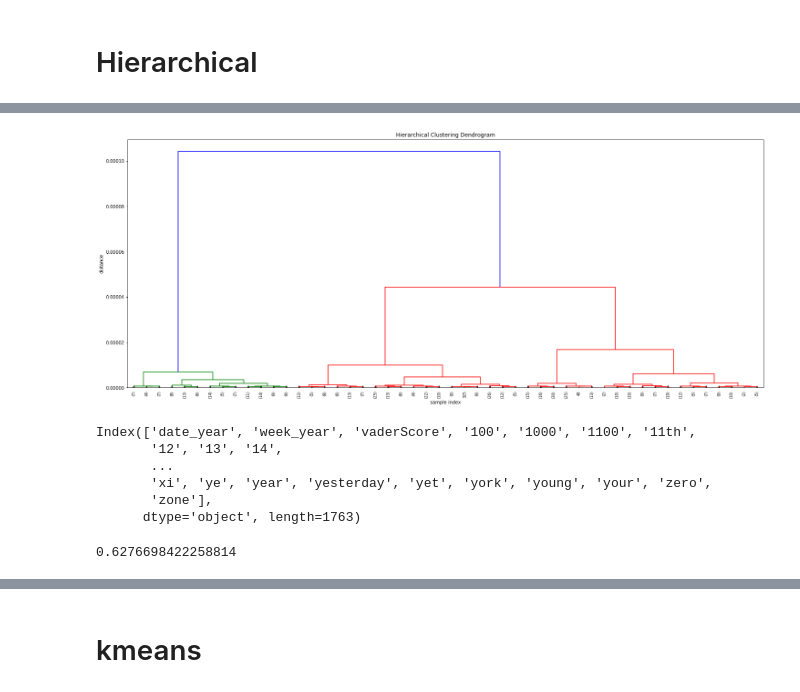
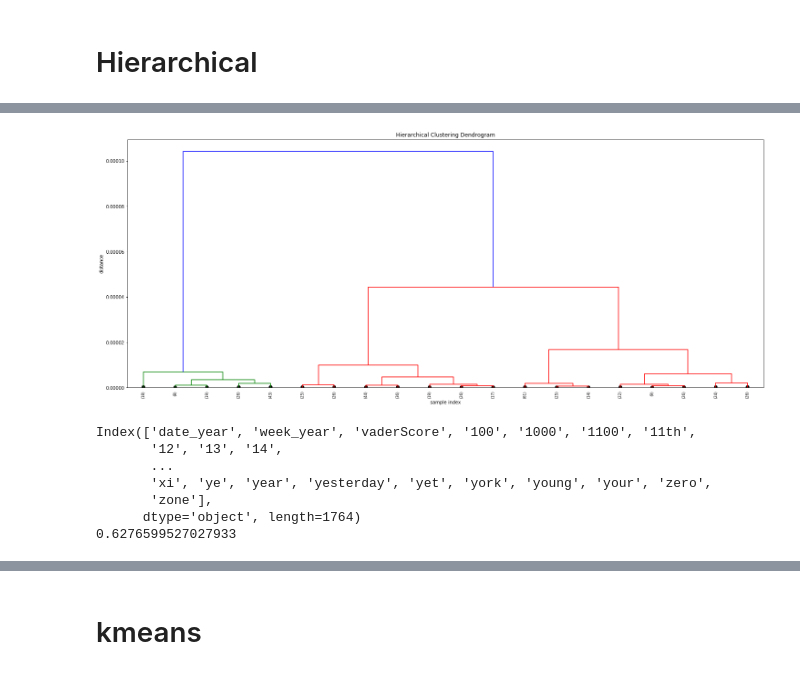
Before and after one commit to Gneur11/TextAnalytics2, a Jupyter notebook: postElection.ipynb, the cells around one changed output, grey strips where cells are left out. Saved outputs shown, nothing was run; the diff lists cells and outputs as text; code cells hidden in the pictures.

```diff
--- a/postElection.ipynb
+++ b/postElection.ipynb
@@ -70,10 +71,10 @@ for t in text:
 # %%
-data["vaderScore"] = scores
 #prova a togliere retweet
 data = data[data["is_retweet"] == False]
 
 data.rename(index=str, columns={"year": "date_year"},inplace=True)
+data.rename(index=str, columns={"month": "date_month"},inplace=True)
 
-data.drop(["month","hour","in_reply_to_user_id_str","is_retweet","text","modded_text","modded1","date"],axis=1,inplace=True)
+data.drop(["hour","in_reply_to_user_id_str","is_retweet","text","modded_text","modded1","date"],axis=1,inplace=True)
 data.corr()
 # %% [output]
@@ -166,11 +168,11 @@ Index(['date_year', 'week_year', 'vaderScore', '100', '1000', '1100', '11th',
 # %% [markdown]
 # Hierarchical
 # %%
-res1 = res.drop(["month","hour","noTags_punct","modded1_stemmed","labels","favorite_count","retweet_count","m"],axis=1)
-dataWithText = res.drop(["month","hour","noTags_punct","modded1_stemmed","labels","favorite_count","retweet_count"],axis=1)
+res1 = res.drop(["date_month","hour","noTags_punct","modded1_stemmed","labels","favorite_count","retweet_count","m"],axis=1)
+dataWithText = res.drop(["date_month","hour","noTags_punct","modded1_stemmed","labels","favorite_count","retweet_count"],axis=1)
 
 sil = []
-for c in range(10,50):
+for c in range(10,22):
     clustering = AgglomerativeClustering(affinity='cosine', linkage='average', n_clusters=c)
     clustering.fit(res1)
     labels = clustering.labels_
@@ -202,38 +186,36 @@ Z = linkage(res1, 'average', "cosine")
 # %%
 plt.figure(figsize=(25, 10))
 plt.title('Hierarchical Clustering Dendrogram')
 plt.xlabel('sample index')
 plt.ylabel('distance')
 dendrogram(
     Z,
     truncate_mode='lastp',  # show only the last p merged clusters
-    p=50,
+    p=20,
     leaf_rotation=90.,  # rotates the x axis labels
     leaf_font_size=8.,  # font size for the x axis labels
     show_contracted=True,
 )
 plt.show()
 # %% [output]
-[figure, old version]
+[figure, new version]
 # %%
-res1 = res.drop(["month","hour","noTags_punct","modded1_stemmed","labels","favorite_count","retweet_count","m"],axis=1)
-dataWithText = res.drop(["month","hour","noTags_punct","modded1_stemmed","labels","favorite_count","retweet_count"],axis=1)
+res1 = res.drop(["date_month","hour","noTags_punct","modded1_stemmed","labels","favorite_count","retweet_count","m"],axis=1)
+dataWithText = res.drop(["hour","noTags_punct","modded1_stemmed","labels","favorite_count","retweet_count"],axis=1)
 print(res1.columns)
 clustering = AgglomerativeClustering(affinity='cosine', linkage='average', n_clusters=10) #50 sembra nice, 70 meh
 clustering.fit(res1)
 labels = clustering.labels_
+d = silhouette_score(res1, labels,metric='cosine')
+print(d)
 # %% [output]
 Index(['date_year', 'week_year', 'vaderScore', '100', '1000', '1100', '11th',
        '12', '13', '14',
        ...
        'xi', 'ye', 'year', 'yesterday', 'yet', 'york', 'young', 'your', 'zero',
        'zone'],
-      dtype='object', length=1763)
+      dtype='object', length=1764)
+0.6276599527027933
-# %%
-d = silhouette_score(res1, labels,metric='cosine')
-print(d)
-# %% [output]
-0.6276698422258814
 # %%
 res1["labels"] = labels
 dataWithText["labels"] = labels
```
Also changed, not shown: parts of 10 cells of this notebook, 5 other files.
